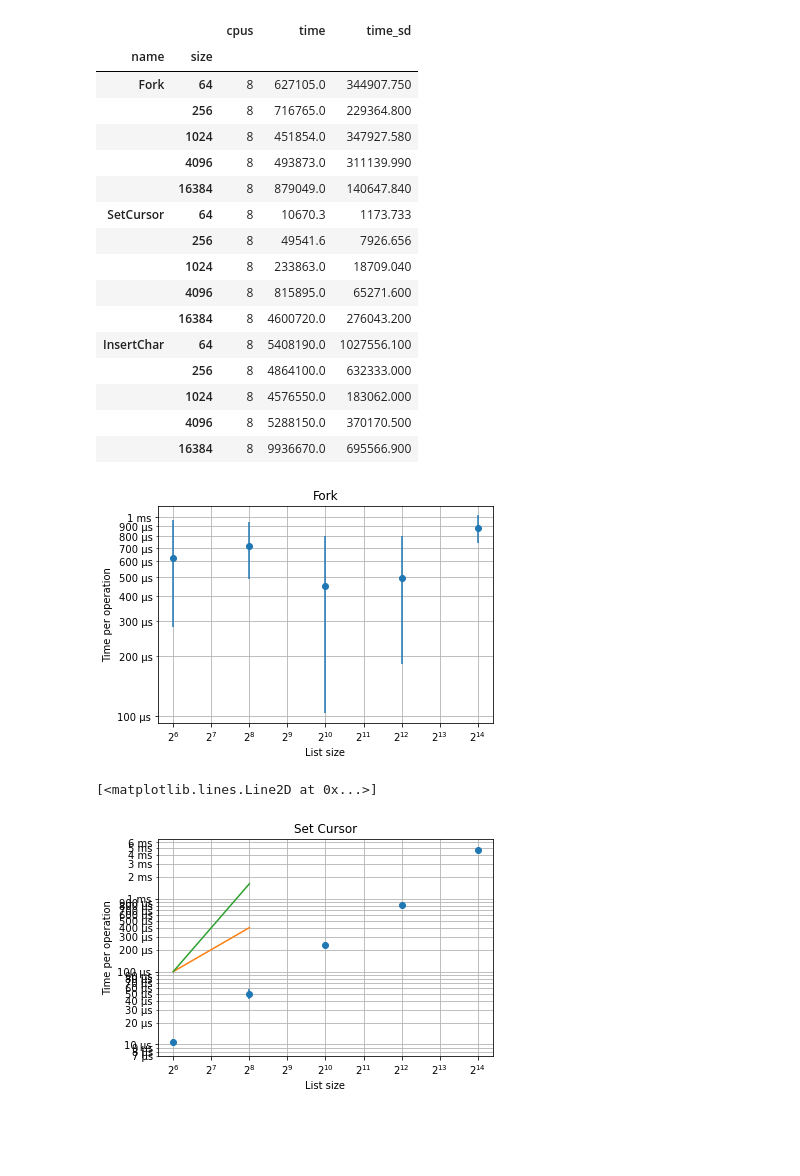
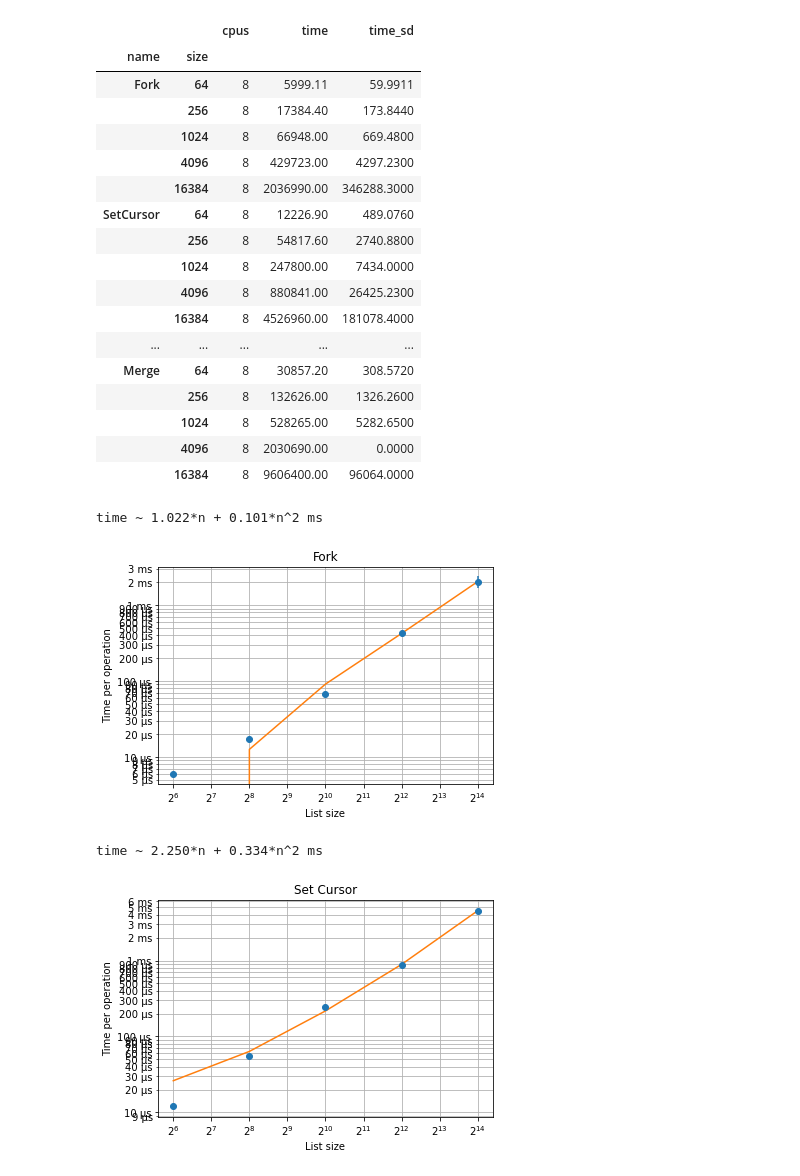
Before and after one commit to brunokim/causal-tree, a Jupyter notebook: bench/Benchmark analysis.ipynb, the cells around one changed output. Cells and saved outputs as stored; diff of their text form; code cells hidden in the pictures; blank space fills up the shorter version.

```diff
--- a/bench/Benchmark analysis.ipynb
+++ b/bench/Benchmark analysis.ipynb
@@ -26,26 +26,28 @@ glob('./*.csv')
 # %%
-df = read_benchstat_csv('2521f4e.csv')
+df = read_benchstat_csv('56631ae.csv')
 df
 # %% [output]
 |  |  | cpus | time | time_sd |
 | name | size |  |  |  |
-| Fork | 64 | 8 | 627105.0 | 344907.750 |
-|  | 256 | 8 | 716765.0 | 229364.800 |
-|  | 1024 | 8 | 451854.0 | 347927.580 |
-|  | 4096 | 8 | 493873.0 | 311139.990 |
-|  | 16384 | 8 | 879049.0 | 140647.840 |
-| SetCursor | 64 | 8 | 10670.3 | 1173.733 |
-|  | 256 | 8 | 49541.6 | 7926.656 |
-|  | 1024 | 8 | 233863.0 | 18709.040 |
-|  | 4096 | 8 | 815895.0 | 65271.600 |
-|  | 16384 | 8 | 4600720.0 | 276043.200 |
-| InsertChar | 64 | 8 | 5408190.0 | 1027556.100 |
-|  | 256 | 8 | 4864100.0 | 632333.000 |
-|  | 1024 | 8 | 4576550.0 | 183062.000 |
-|  | 4096 | 8 | 5288150.0 | 370170.500 |
-|  | 16384 | 8 | 9936670.0 | 695566.900 |
+| Fork | 64 | 8 | 5999.11 | 59.9911 |
+|  | 256 | 8 | 17384.40 | 173.8440 |
+|  | 1024 | 8 | 66948.00 | 669.4800 |
+|  | 4096 | 8 | 429723.00 | 4297.2300 |
+|  | 16384 | 8 | 2036990.00 | 346288.3000 |
+| SetCursor | 64 | 8 | 12226.90 | 489.0760 |
+|  | 256 | 8 | 54817.60 | 2740.8800 |
+|  | 1024 | 8 | 247800.00 | 7434.0000 |
+|  | 4096 | 8 | 880841.00 | 26425.2300 |
+|  | 16384 | 8 | 4526960.00 | 181078.4000 |
+| ... | ... | ... | ... | ... |
+| Merge | 64 | 8 | 30857.20 | 308.5720 |
+|  | 256 | 8 | 132626.00 | 1326.2600 |
+|  | 1024 | 8 | 528265.00 | 5282.6500 |
+|  | 4096 | 8 | 2030690.00 | 0.0000 |
+|  | 16384 | 8 | 9606400.00 | 96064.0000 |
 # %%
 from matplotlib.ticker import EngFormatter
+from numpy.polynomial import Polynomial
 
 def plot_time_vs_size(size, time_sec, time_sd_sec):
     fig, ax = plt.subplots()
@@ -66,6 +68,11 @@ def plot_time_vs_size(size, time_sec, time_sd_sec):
     ax.set_ylabel('Time per operation')
 
     plt.errorbar(size, time_sec, fmt='o', yerr=time_sd_sec)
+
+    fit = Polynomial.fit(size, time_sec, deg=2)
+    _, c1, c2 = fit
+    print(f'time ~ {c1*1e3:.3f}*n + {c2*1e3:.3f}*n^2 ms')
+    plt.plot(size, fit(size))
     return ax
 # %%
 # Analysing fork operation
@@ -74,18 +81,15 @@ fork = df.xs('Fork')
 ax = plot_time_vs_size(fork.index, fork.time * 1e-9, fork.time_sd * 1e-9)
 _ = ax.set_title('Fork')
 # %% [output]
+time ~ 1.022*n + 0.101*n^2 ms
-[figure, old version]
+[figure, new version]
 # %%
 # Analysing set cursor operation
 set_cursor = df.xs('SetCursor')
 
 xs = set_cursor.index
 ax = plot_time_vs_size(xs, set_cursor.time * 1e-9, set_cursor.time_sd * 1e-9)
-ax.set_title('Set Cursor')
-
-demo = np.logspace(6, 8, num=10, base=2)
-ax.plot(demo, 100e-6 * demo/2**6)      # O(n)
-ax.plot(demo, 100e-6 * (demo/2**6)**2) # O(n^2)
+_ = ax.set_title('Set Cursor')
 # %% [output]
-[<matplotlib.lines.Line2D at 0x...>]
+time ~ 2.250*n + 0.334*n^2 ms
-[figure, old version]
+[figure, new version]
```
Also changed, not shown: parts of 5 cells of this notebook, 5 other files.
